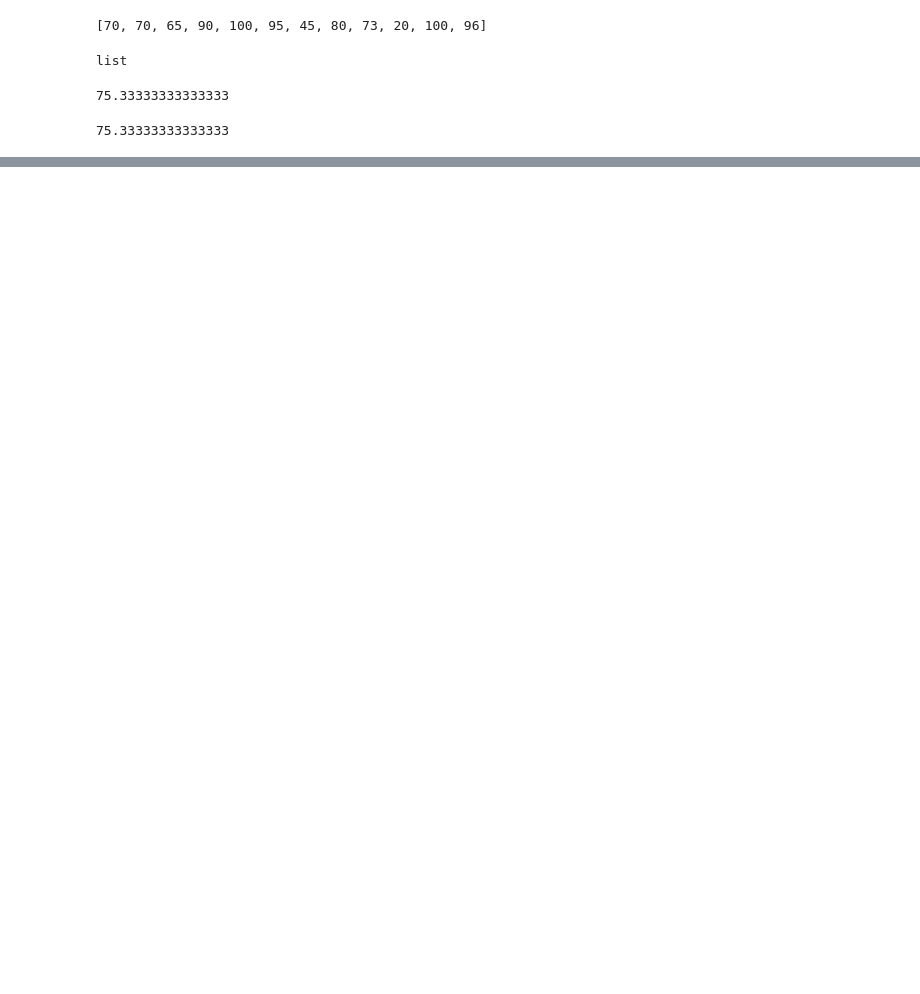
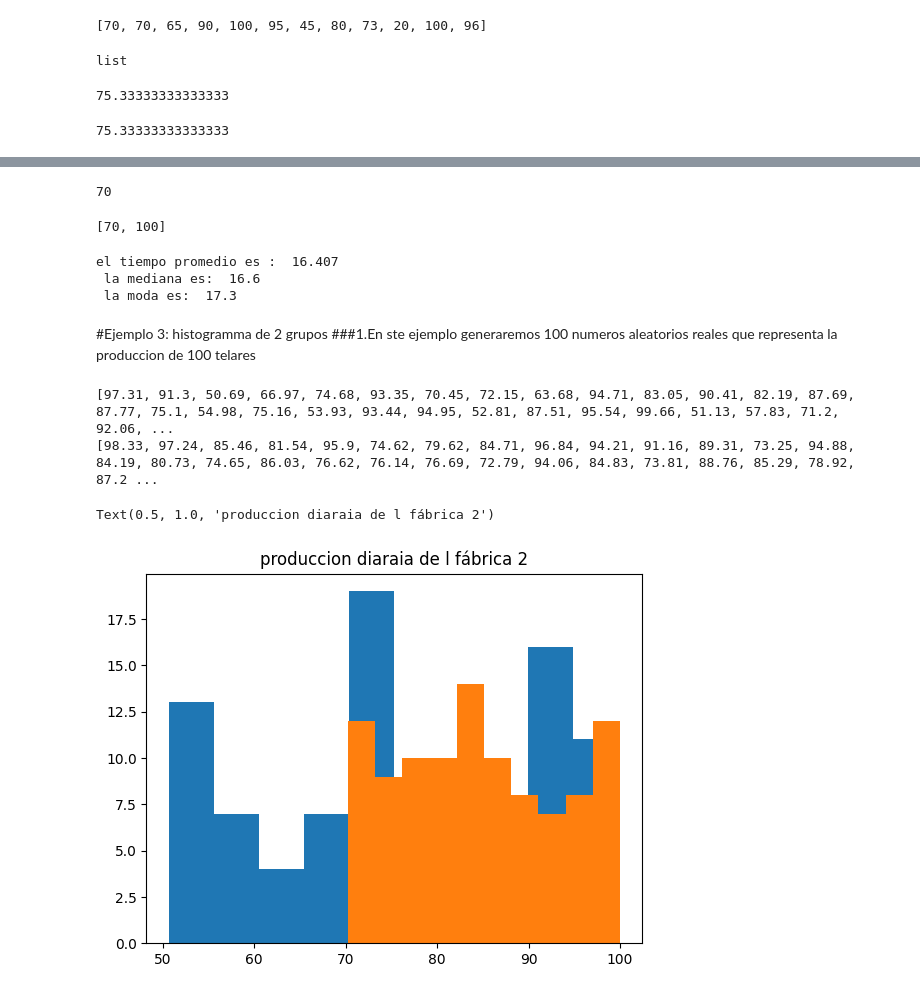
Before and after one commit to RubennAlv/Probabilidad, a Jupyter notebook: Unidad1/Practica1.ipynb, the cells around one changed output, grey strips where cells are left out. Cells and saved outputs as stored; diff of their text form; code cells hidden in the pictures; blank space fills up the shorter version.

```diff
--- a/Unidad1/Practica1.ipynb
+++ b/Unidad1/Practica1.ipynb
@@ -53,0 +40,51 @@ print(mediana_manual)
+# %%
+#moda con funcion
+moda = mode(grupoA)
+print(moda)
+# %% [output]
+70
+# %%
+#si hay varias modas...
+multimodal = multimode(grupoA)
+print(multimodal)
+# %% [output]
+[70, 100]
+# %%
+#Ejemplo 2
+#Definimos una variable que se llame tiempos100mts, de tipo lista, que contiene los tiempos que tardaron los 10 alumnos para correr 100 mts.
+tiempos100mts=[15.10, 17.30, 18.45, 19.32, 12.5, 13.3, 17.3, 13.5, 21.4, 15.9]
+print(f"el tiempo promedio es : ",  mean(tiempos100mts), "\n", "la mediana es: ", median(tiempos100mts),"\n", "la moda es: ", mode(tiempos100mts))
+# %% [output]
+el tiempo promedio es :  16.407
+ la mediana es:  16.6
+ la moda es:  17.3
+# %% [markdown]
+#Ejemplo 3: histogramma de 2 grupos
+###1.En ste ejemplo generaremos 100 numeros aleatorios reales que representa la produccion de 100 telares
+# %%
+import random as rnd
+
+fabrica1 = []
+for i in range(100):
+  numeroRnd = round(rnd.uniform(50, 100), 2)
+  fabrica1.append(numeroRnd)
+print(fabrica1)
+
+fabrica2 = []
+for i in range(100):
+  numeroRnd = round(rnd.uniform(70, 100), 2)
+  fabrica2.append(numeroRnd)
+print(fabrica2)
+# %% [output]
+[97.31, 91.3, 50.69, 66.97, 74.68, 93.35, 70.45, 72.15, 63.68, 94.71, 83.05, 90.41, 82.19, 87.69, 87.77, 75.1, 54.98, 75.16, 53.93, 93.44, 94.95, 52.81, 87.51, 95.54, 99.66, 51.13, 57.83, 71.2, 92.06, ...
+[98.33, 97.24, 85.46, 81.54, 95.9, 74.62, 79.62, 84.71, 96.84, 94.21, 91.16, 89.31, 73.25, 94.88, 84.19, 80.73, 74.65, 86.03, 76.62, 76.14, 76.69, 72.79, 94.06, 84.83, 73.81, 88.76, 85.29, 78.92, 87.2 ...
+# %%
+#histograma para comparar ambas fabricas
+import matplotlib.pyplot as plt
+plt.hist(fabrica1)
+plt.title("produccion diaraia de la fábrica 1")
+plt.hist(fabrica2)
+plt.title("produccion diaraia de l fábrica 2")
+# %% [output]
+Text(0.5, 1.0, 'produccion diaraia de l fábrica 2')
+[figure, added]
```
Also changed, not shown: parts of 6 cells of this notebook.
